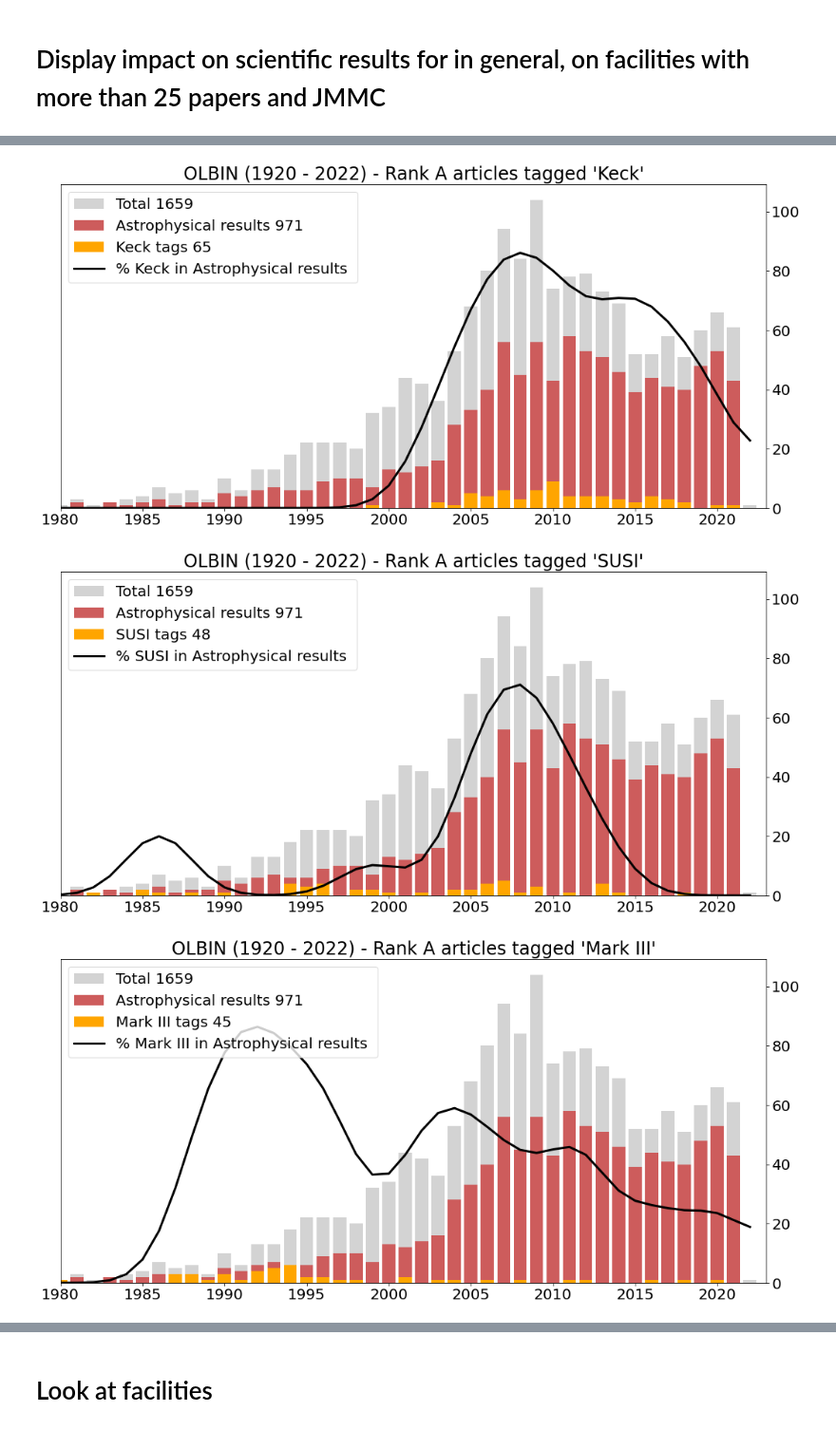
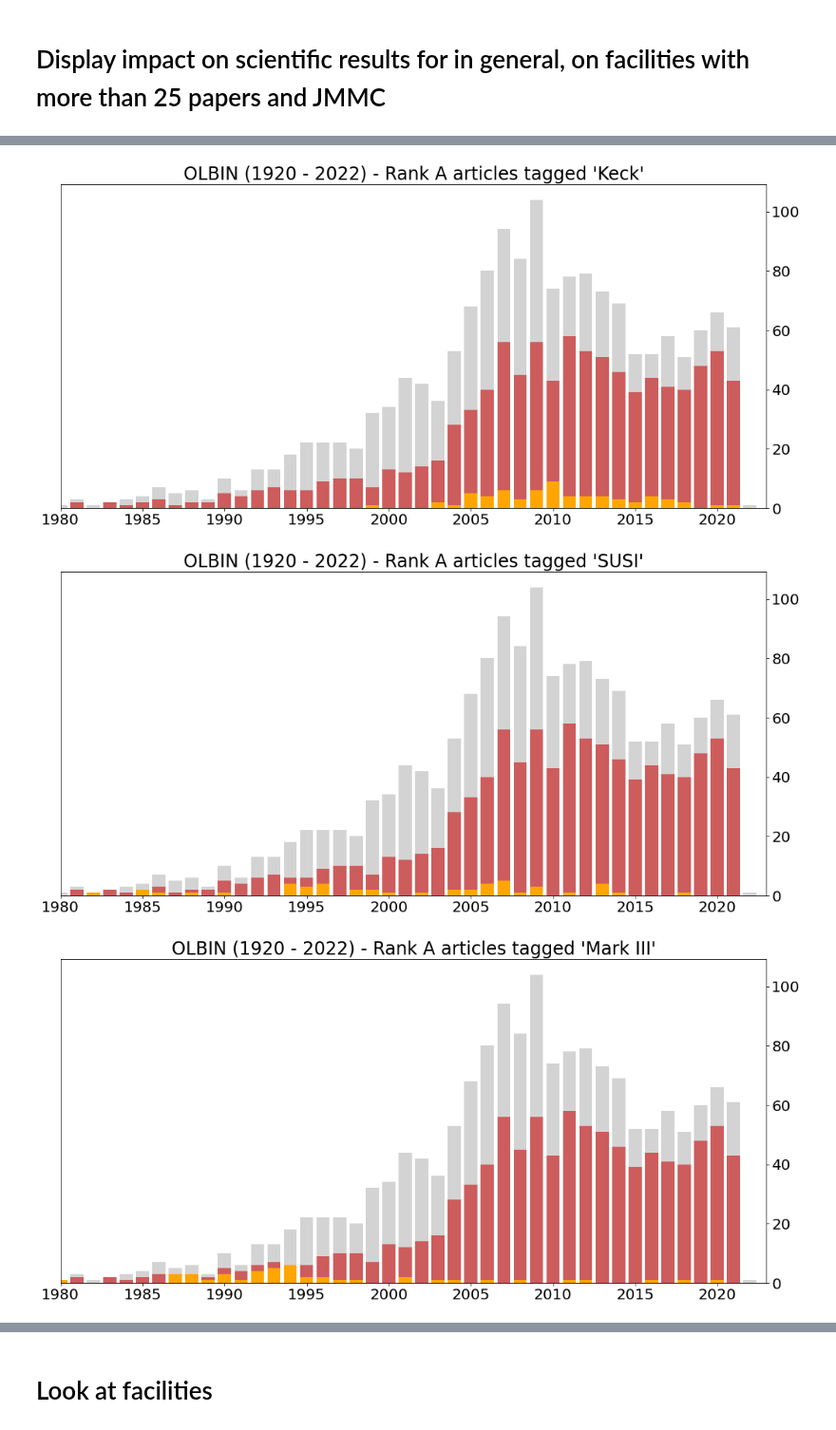
Before and after one commit to JMMC-OpenDev/jmmc-python-snippets, a Jupyter notebook: olbin-pubs.ipynb, the cells around one changed output, grey strips where cells are left out. Shown at 95% size. Drawn from its saved outputs; the diff is of its cells as text; code cells hidden in the pictures.

```diff
--- a/olbin-pubs.ipynb
+++ b/olbin-pubs.ipynb
@@ -107,6 +107,7 @@ Olbin's categories are :
 #olbin = pandas.read_csv("http://bibdbmgr.jmmc.fr/tags.xql")
 from scipy.ndimage.filters import gaussian_filter1d
 
+add_percent=False
 tags=[]
 tags.append(None)
 tags.append("JMMC")
@@ -137,12 +138,15 @@ for tag in tags:
         op = ax.set_title("OLBIN (%s - %s) - Rank A articles (total %d)"%(min(olbin.YEAR), max(olbin.YEAR), sum(s1)))
     p1 = ax.bar(olbin.YEAR, s1, color='lightgrey')
     p2 = ax.bar(olbin.YEAR, s2, color='indianred')
-    p4 = ax.plot (olbin.YEAR, s4, color='black', linewidth=3)
+
     if tag :
         p3 = ax.bar(olbin.YEAR, s3, color='orange')
-        op = ax.legend((p1[0], p2[0], p3[0], p4[0]), ("Total "+str(sum(s1)),"Astrophysical results " + str(sum(s2)), tag + " tags "+str(sum(s3)), "% "+tag+" in Astrophysical results "), loc='upper left')
+    elif add_percent:
+        p4 = ax.plot (olbin.YEAR, s4, color='black', linewidth=3)
+        op = ax.legend((p1[0], p2[0],p4[0]), ("Others "+str(sum(s1) - sum(s2)),"Astrophysical results "+str(sum(s2)),"% of Astrophysical results " ), loc='upper left')
     else:
-        op = ax.legend((p1[0], p2[0],p4[0]), ("Others "+str(sum(s1) - sum(s2)),"Astrophysical results "+str(sum(s2)),"% of Astrophysical results " ), loc='upper left')
+        op = ax.legend((p1[0], p2[0]), ("Others "+str(sum(s1) - sum(s2)),"Astrophysical results "+str(sum(s2))), loc='upper left')
+
 
     op = ax.set_xlim(1980,max(olbin.YEAR)+1)
     op = ax.yaxis.tick_right()
@@ -158,3 +162,3 @@ for tag in tags:
-[figure, old version]
+[figure, new version]
-[figure, old version]
+[figure, new version]
-[figure, old version]
+[figure, new version]
```
Also changed, not shown: parts of 1 cell of this notebook.
